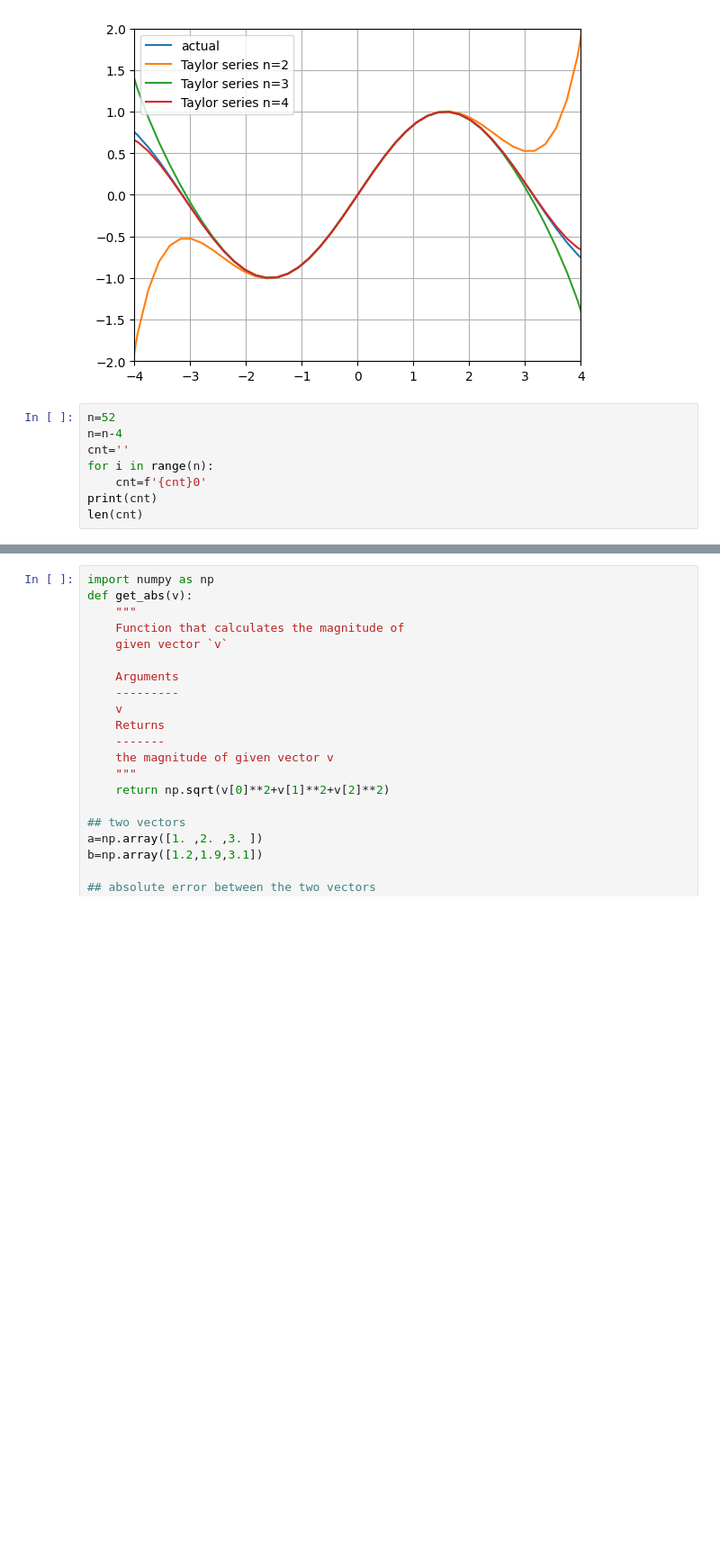
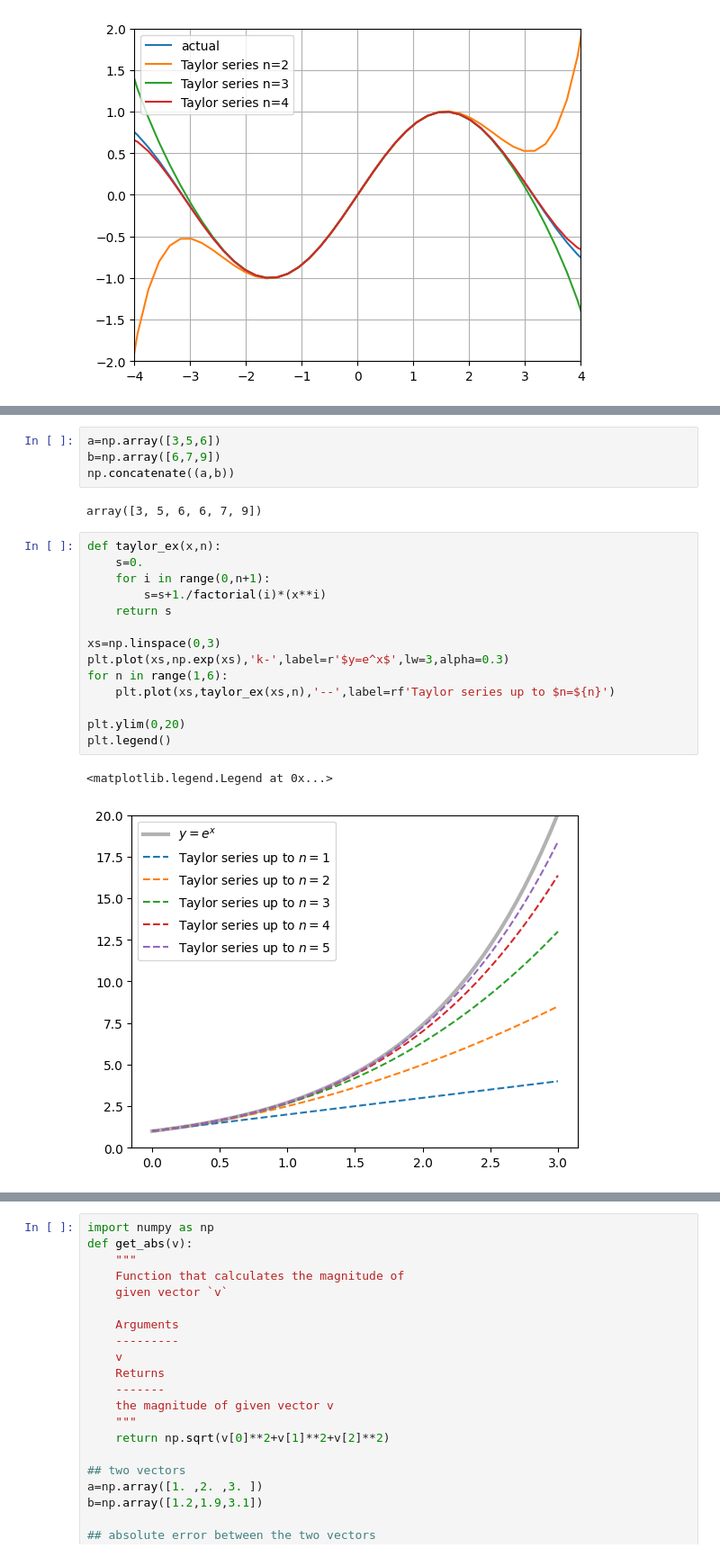
Before and after one commit to youngung/lectures, a Jupyter notebook: 2_1_numerical_analysis/JupyterNotebooks/02_week.ipynb, the cells around one changed output, grey strips where cells are left out. Shown at 90% size. Saved outputs shown, nothing was run; the diff lists cells and outputs as text; blank space fills up the shorter version.

```diff
--- a/2_1_numerical_analysis/JupyterNotebooks/02_week.ipynb
+++ b/2_1_numerical_analysis/JupyterNotebooks/02_week.ipynb
@@ -84,11 +83,3 @@ plt.ylim(-2,2)
 # %% [output]
 (-2.0, 2.0)
 [figure]
-# %%
-n=52
-n=n-4
-cnt=''
-for i in range(n):
-    cnt=f'{cnt}0'
-print(cnt)
-len(cnt)
@@ -97,0 +95,23 @@ len(cnt)
+# %%
+a=np.array([3,5,6])
+b=np.array([6,7,9])
+np.concatenate((a,b))
+# %% [output]
+array([3, 5, 6, 6, 7, 9])
+# %%
+def taylor_ex(x,n):
+    s=0.
+    for i in range(0,n+1):
+        s=s+1./factorial(i)*(x**i)
+    return s
+
+xs=np.linspace(0,3)
+plt.plot(xs,np.exp(xs),'k-',label=r'$y=e^x$',lw=3,alpha=0.3)
+for n in range(1,6):
+    plt.plot(xs,taylor_ex(xs,n),'--',label=rf'Taylor series up to $n=${n}')
+
+plt.ylim(0,20)
+plt.legend()
+# %% [output]
+<matplotlib.legend.Legend at 0x...>
+[figure, added]
```
Also changed, not shown: parts of 11 cells of this notebook, 4 other files.
